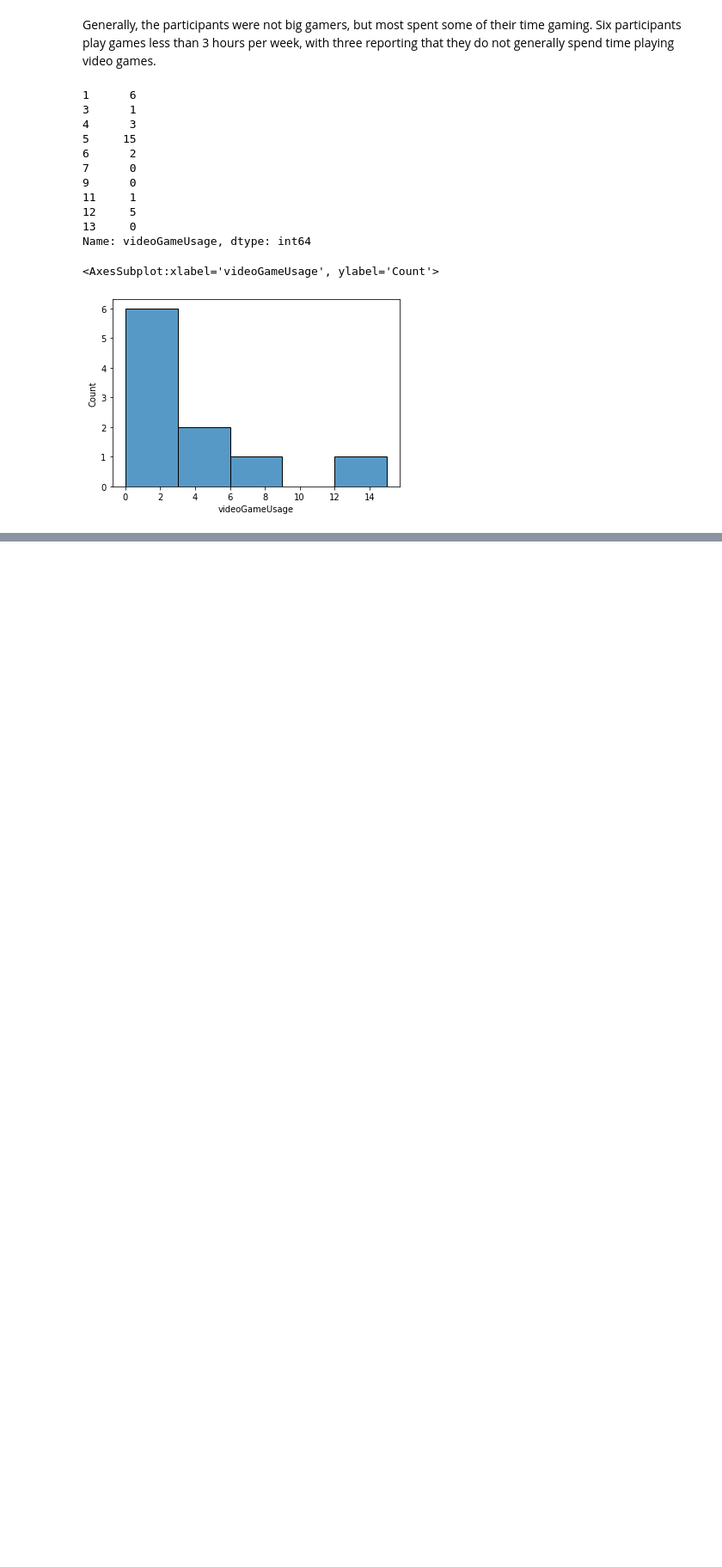
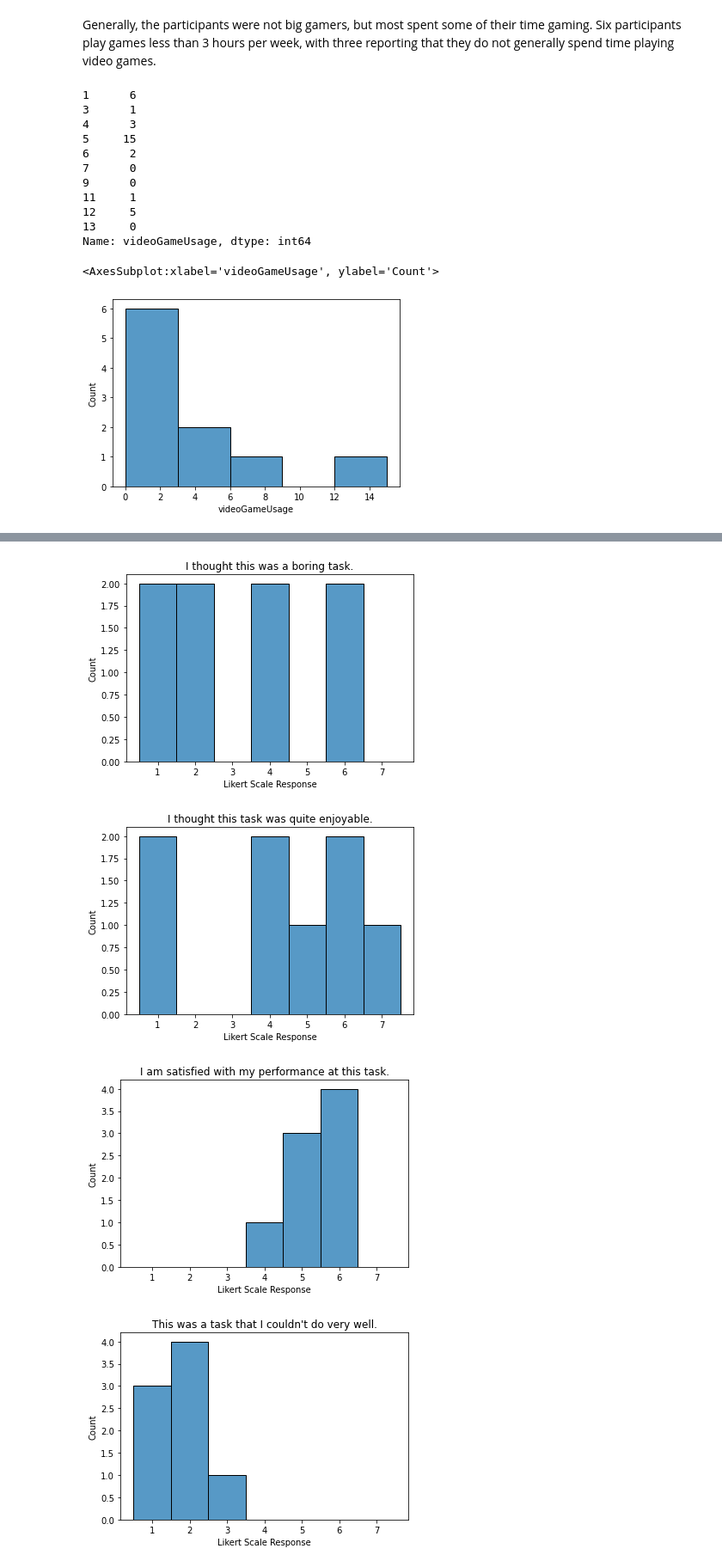
Before and after one commit to hermana/hci-experiment-analysis, a Jupyter notebook: no_guide_analysis.ipynb, the cells around one changed output, grey strips where cells are left out. Shown at 86% size. Drawn from its saved outputs; the diff is of its cells as text; code cells hidden in the pictures; blank space fills up the shorter version.

```diff
--- a/no_guide_analysis.ipynb
+++ b/no_guide_analysis.ipynb
@@ -195,0 +187,12 @@ sns.histplot(MOTIVATION["satisfied_performance"])
+# %%
+MOTIVATION_SHORT_ONE = format_likert_data_for_histogram(MOTIVATION_SHORT_ONE, MOTIVATION_SHORT_LIKERT_COLUMNS)
+
+for likert_data in MOTIVATION_SHORT_LIKERT_COLUMNS:
+    plt.figure()
+    sns.histplot(data=MOTIVATION_SHORT_ONE, x=likert_data, binrange=(1, 7), discrete=True).set(title=MOTIVATION_STATEMENTS[likert_data], xlabel="Likert Scale Response", ylabel="Count")
+    plt.savefig(f"./plots/motivation_second_survey/{likert_data}.png")
+# %% [output]
+[figure, added]
+[figure, added]
+[figure, added]
+[figure, added]
```
Also changed, not shown: parts of 20 cells of this notebook, 54 other files.
